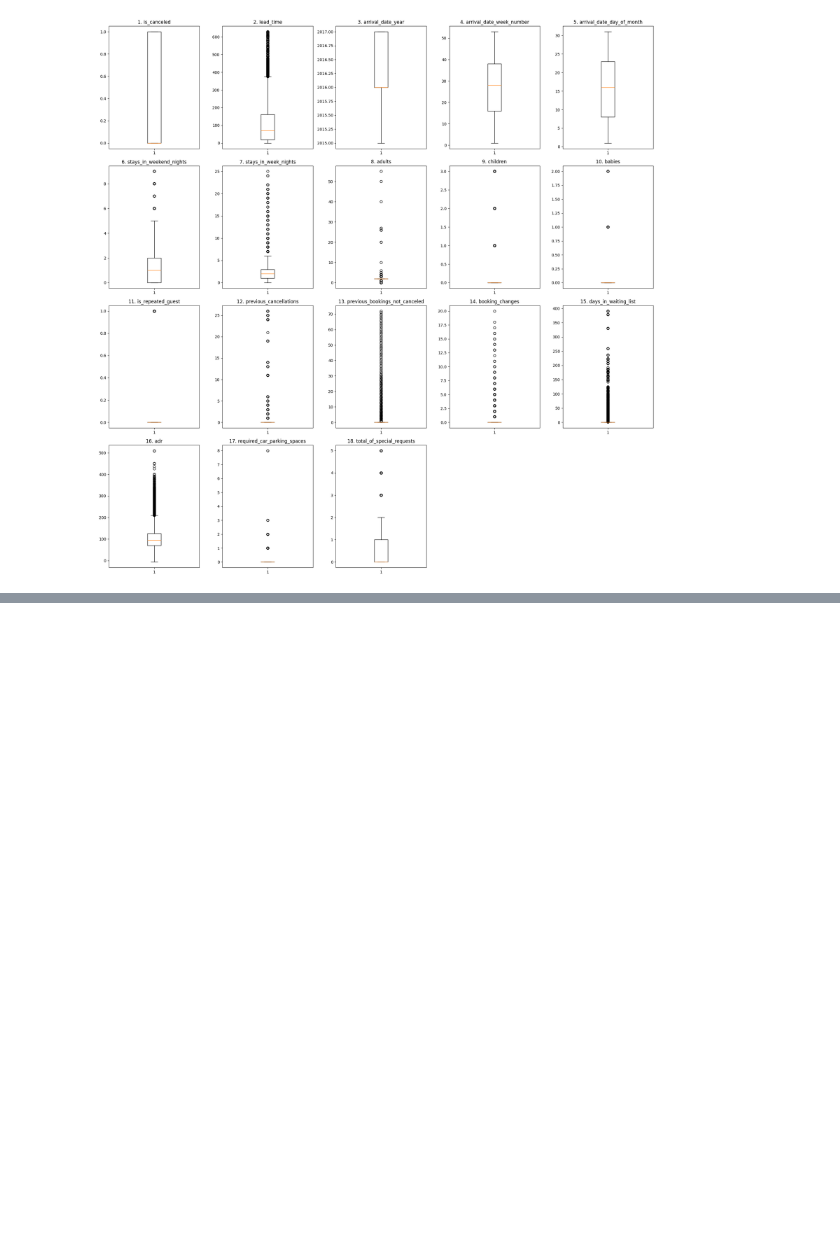
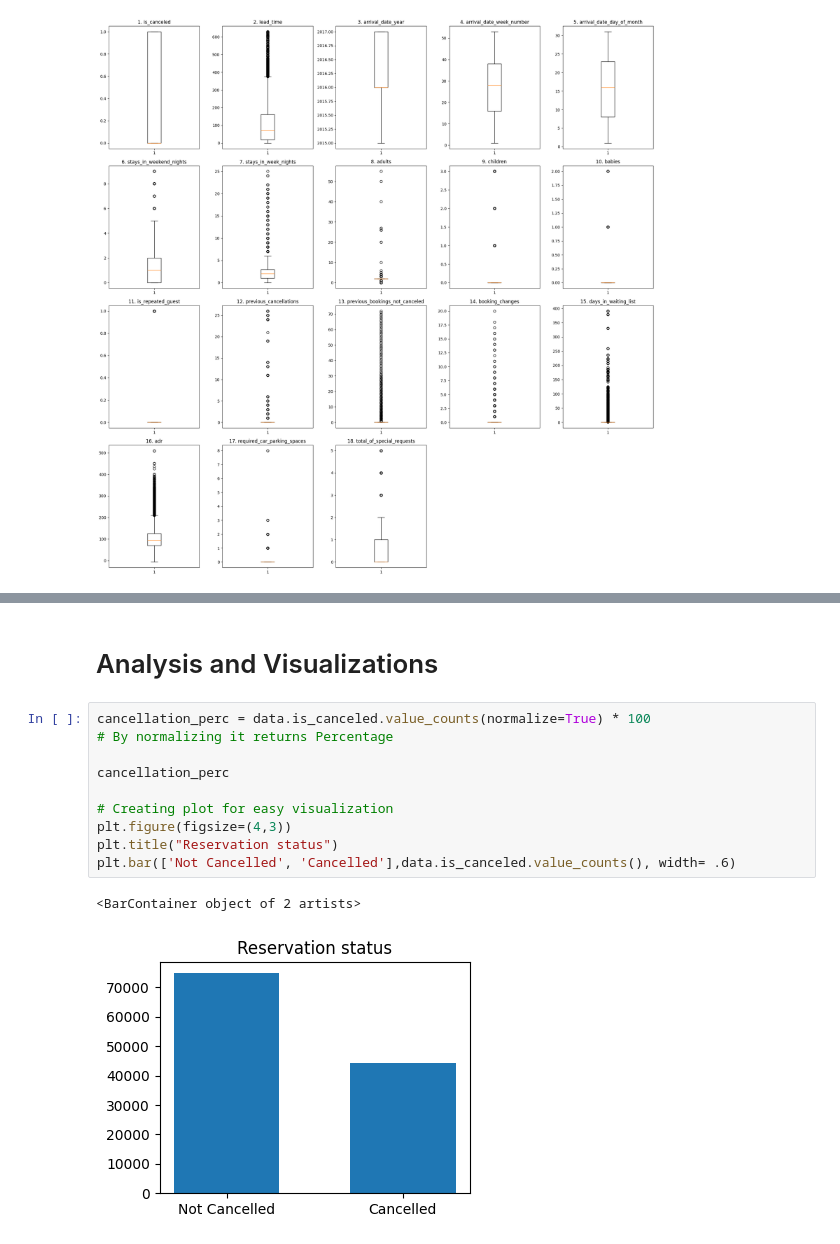
Before and after one commit to mr-ayush-agrawal/HotelReservation, a Jupyter notebook: Analysis.ipynb, the cells around one changed output, grey strips where cells are left out. Saved outputs shown, nothing was run; the diff lists cells and outputs as text; blank space fills up the shorter version.

Commit message:
Analysis Completed

```diff
--- a/Analysis.ipynb
+++ b/Analysis.ipynb
@@ -253,0 +282,15 @@ plt.show()
+# %% [markdown]
+# Analysis and Visualizations
+# %%
+cancellation_perc = data.is_canceled.value_counts(normalize=True) * 100
+# By normalizing it returns Percentage
+
+cancellation_perc
+
+# Creating plot for easy visualization
+plt.figure(figsize=(4,3))
+plt.title("Reservation status")
+plt.bar(['Not Cancelled', 'Cancelled'],data.is_canceled.value_counts(), width= .6)
+# %% [output]
+<BarContainer object of 2 artists>
+[figure, added]
```
Also changed, not shown: parts of 27 cells of this notebook.
